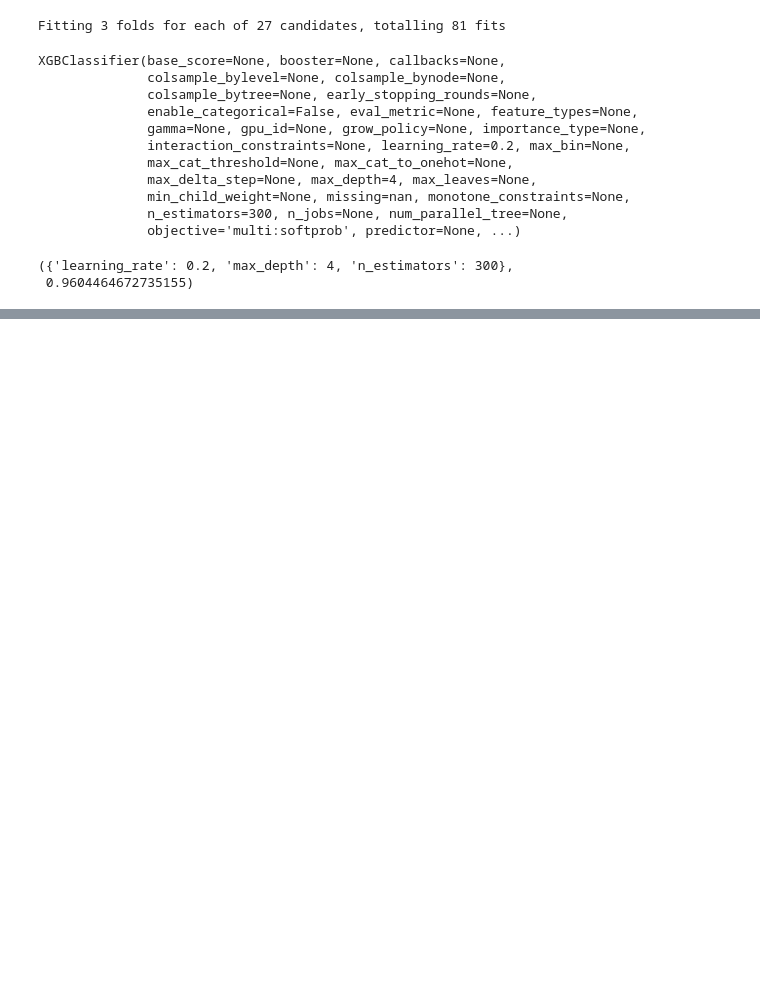
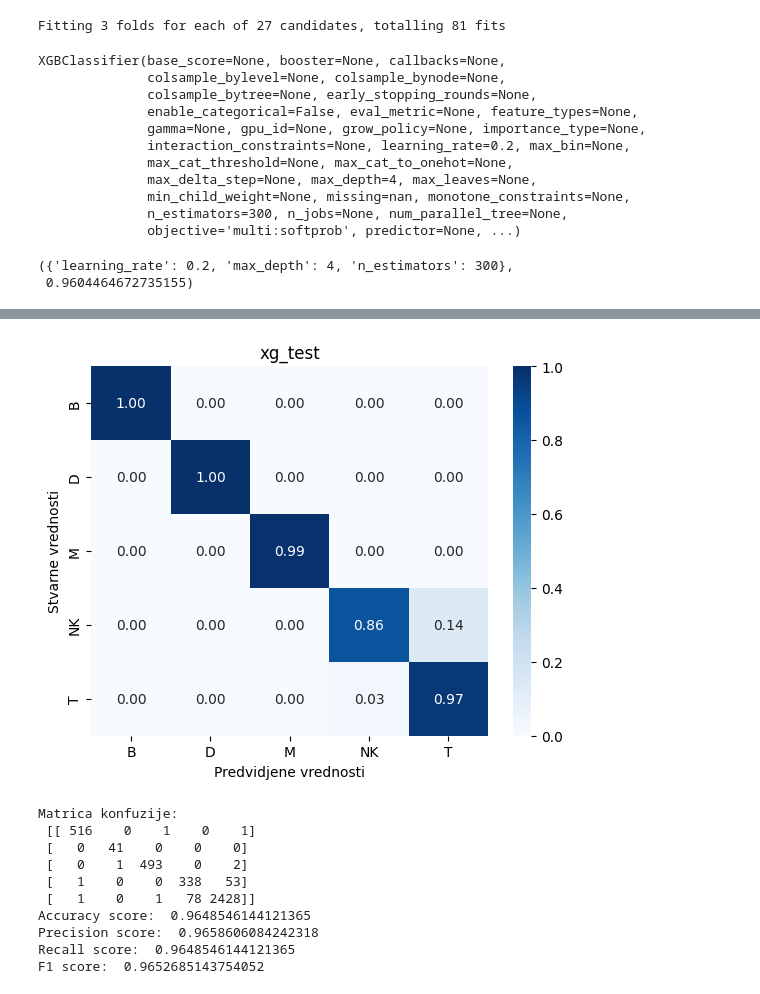
Before and after one commit to bogdans55/ip2-projekat, a Jupyter notebook: models/xgboost.ipynb, the cells around one changed output, grey strips where cells are left out. Saved outputs shown, nothing was run; the diff lists cells and outputs as text; code cells hidden in the pictures; blank space fills up the shorter version.

```diff
--- a/models/xgboost.ipynb
+++ b/models/xgboost.ipynb
@@ -30,5 +27,5 @@ def replace_values(y):
 # %%
-encoded_y = replace_values(y)
+encoded_y = mf.replace_values(y)
 encoded_y[:5], y[:5]
 # %% [output]
 (0    0
@@ -294,0 +102,14 @@ import seaborn as sns
+# %%
+mf.model_info(y_test, best_model.predict(X_test), 'xg_test')
+# %% [output]
+[figure, added]
+Matrica konfuzije:
+ [[ 516    0    1    0    1]
+ [   0   41    0    0    0]
+ [   0    1  493    0    2]
+ [   1    0    0  338   53]
+ [   1    0    1   78 2428]]
+Accuracy score:  0.9648546144121365
+Precision score:  0.9658606084242318
+Recall score:  0.9648546144121365
+F1 score:  0.9652685143754052
```
Also changed, not shown: parts of 21 cells of this notebook, 7 other files.
